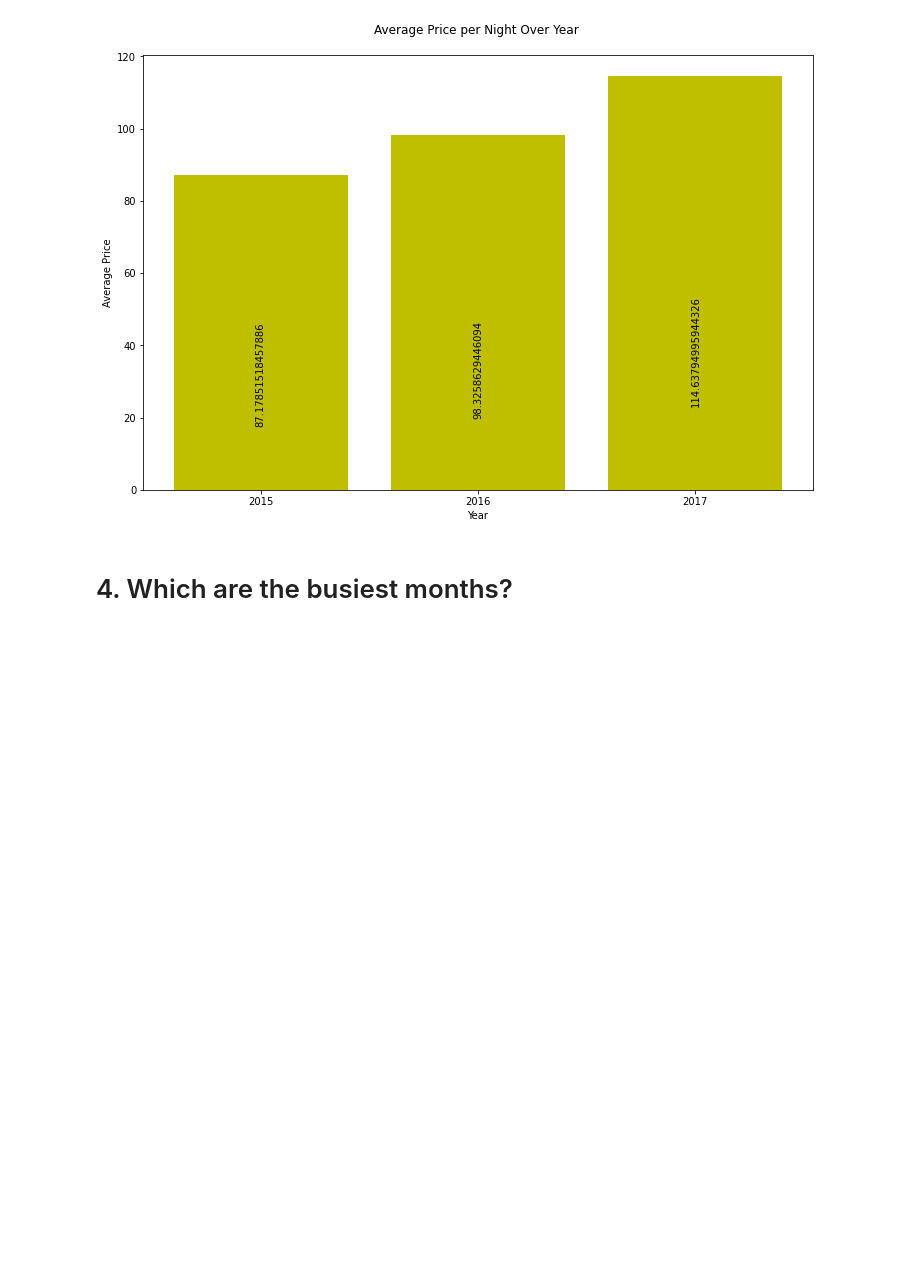
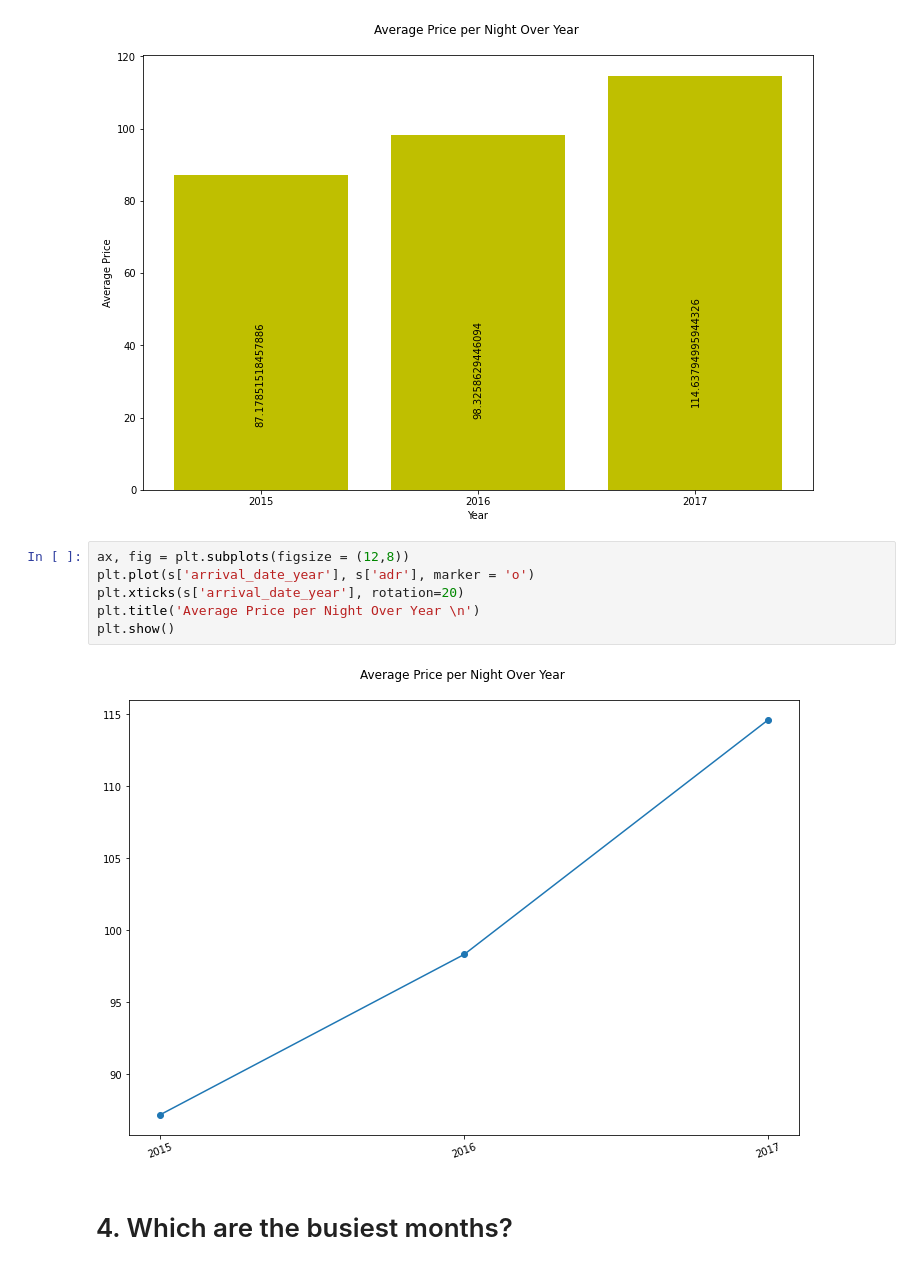
Before and after one commit to ronnyfahrudin/IYKRA-FELLOWSHIP-Data-Science, a Jupyter notebook: Data Analysis/Data Analysis week 3.ipynb, the cells around one changed output. Saved outputs shown, nothing was run; the diff lists cells and outputs as text; blank space fills up the shorter version.

```diff
--- a/Data Analysis/Data Analysis week 3.ipynb
+++ b/Data Analysis/Data Analysis week 3.ipynb
@@ -359,6 +359,14 @@ plt.ylabel('Average Price')
 # %% [output]
 Text(0, 0.5, 'Average Price')
 [figure]
+# %%
+ax, fig = plt.subplots(figsize = (12,8))
+plt.plot(s['arrival_date_year'], s['adr'], marker = 'o')
+plt.xticks(s['arrival_date_year'], rotation=20)
+plt.title('Average Price per Night Over Year \n')
+plt.show()
+# %% [output]
+[figure, added]
 # %% [markdown]
 # 4. Which are the busiest months?
 # %%
```
Also changed, not shown: parts of 9 cells of this notebook.
